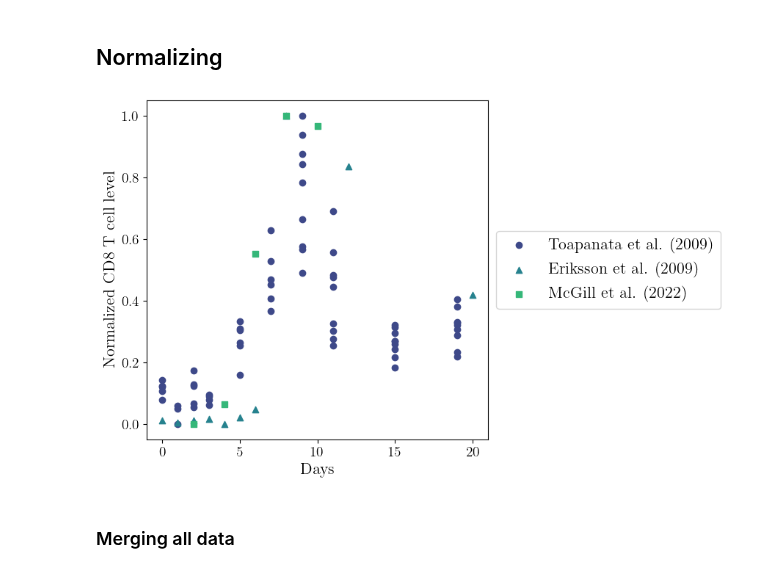
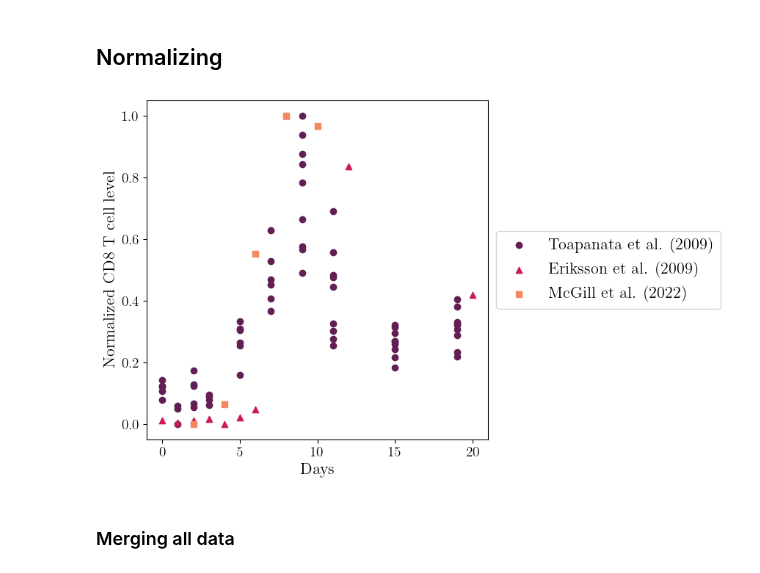
Before and after one commit to systemsmedicine/CrossLabFit, a Jupyter notebook: pyNotebooks/Tcell_qualWin.ipynb, the cells around one changed output. Saved outputs shown, nothing was run; the diff lists cells and outputs as text; code cells hidden in the pictures.

```diff
--- a/pyNotebooks/Tcell_qualWin.ipynb
+++ b/pyNotebooks/Tcell_qualWin.ipynb
@@ -24,3 +24,6 @@ palette
  (0.20803, 0.718701, 0.472873),
  (0.430983, 0.808473, 0.346476),
  (0.709898, 0.868751, 0.169257)]
+# %%
+palette2 = sns.color_palette('rocket', n_colors=3)
+palette2
@@ -63,20 +82,20 @@ df_McGill['CD8_norm'] = (df_McGill['CD8'] - minCD8) / (maxCD8 - minCD8)
 # %%
 fig, axs = plt.subplots(nrows=1, ncols=1, figsize=(6,6), facecolor='white')
 
 axs.scatter(df_Toapanta['Days'], df_Toapanta['CD8_norm'],
-            color=palette[1], label='Toapanata et al. (2009)', marker='o')
+            color=palette2[0], label='Toapanata et al. (2009)', marker='o')
 axs.scatter(df_Eriksson['Days'], df_Eriksson['CD8_norm'],
-            color=palette[3], label='Eriksson et al. (2009)', marker='^')
+            color=palette2[1], label='Eriksson et al. (2009)', marker='^')
 axs.scatter(df_McGill['Days'], df_McGill['CD8_norm'],
-            color=palette[5], label='McGill et al. (2022)', marker='s')
+            color=palette2[2], label='McGill et al. (2022)', marker='s')
 axs.legend(loc='center left', bbox_to_anchor=(1, 0.5))
 axs.set_xlabel('Days')
 axs.set_ylabel('Normalized CD8 T cell level')
 # axs.grid()
 # plt.savefig('Data.png', bbox_inches='tight')
 plt.show()
 # %% [output]
-[figure, old version]
+[figure, new version]
 # %% [markdown]
 ### Merging all data
 # %%
```
Also changed, not shown: parts of 4 cells of this notebook, 10 other files.
